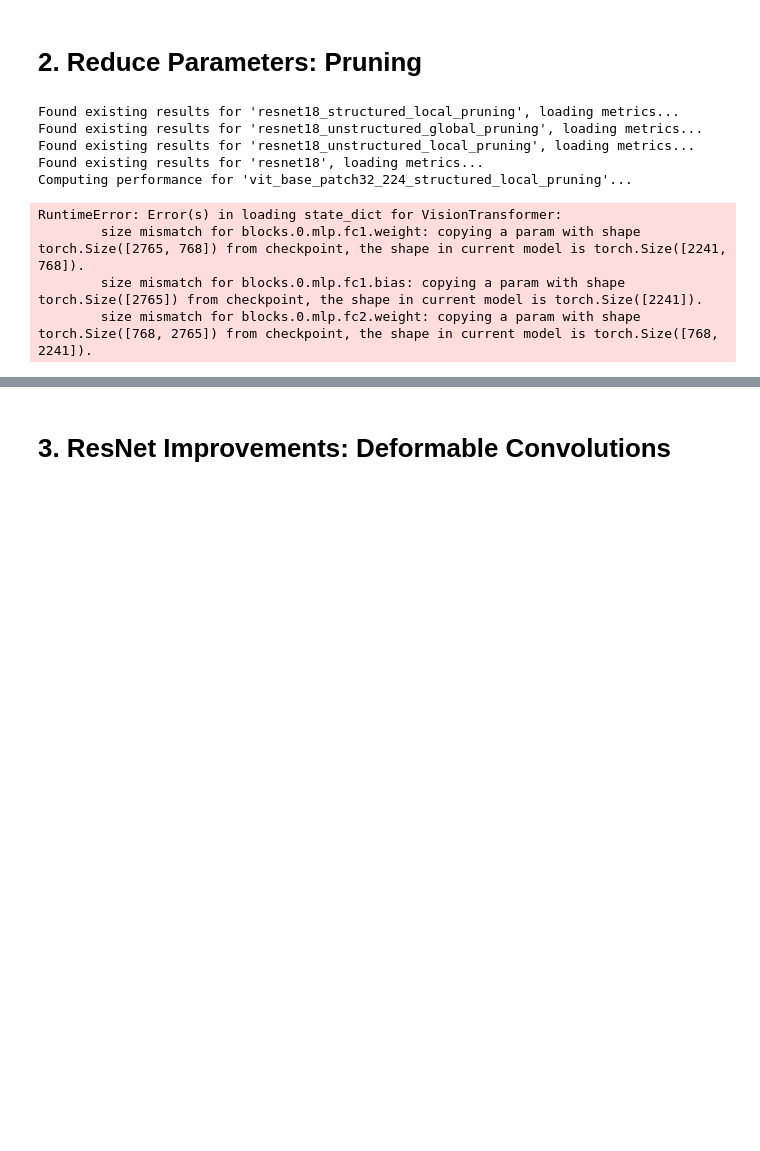
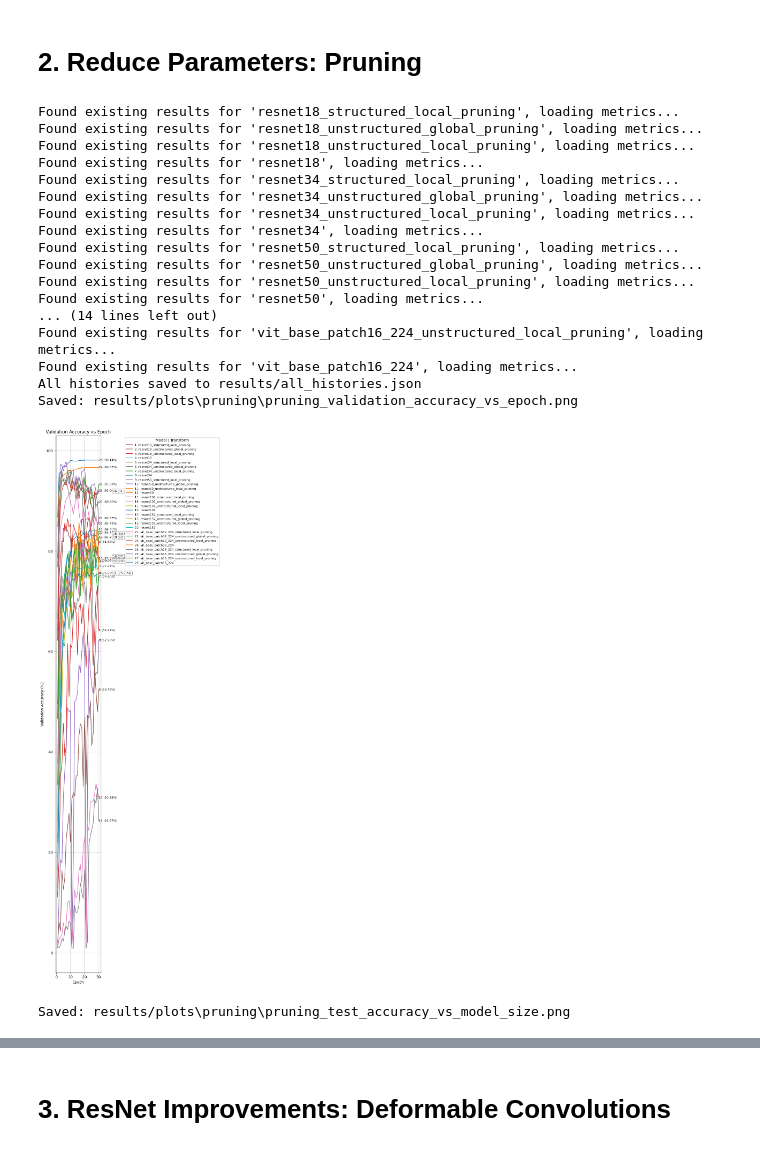
Before and after one commit to KyeYongChoo/SC4001-Deep-Learning, a Jupyter notebook: person_b_model_architecture/model_architecture.ipynb, the cells around one changed output, grey strips where cells are left out. Cells and saved outputs as stored; diff of their text form; code cells hidden in the pictures; blank space fills up the shorter version.

Commit message:
pruning edits and run code

```diff
--- a/person_b_model_architecture/model_architecture.ipynb
+++ b/person_b_model_architecture/model_architecture.ipynb
@@ -446,12 +445,13 @@ def get_or_compute_model_results(
 				- Mode.FULL_OVERWRITE: long epochs, overwrite results.
 				- Mode.FULL_SKIP: long epochs, skip existing results.
 				- Mode.DEBUG_SKIP: short epochs, skip existing results.
+				- Mode.LOAD_ONLY: skip all training, load existing only
 
-		model_names (Optional[list[str]]):
+		model_names (list[str] | None):
 			List of model names to evaluate. If None, defaults are chosen
 			based on the mode (debug vs full).
 
-		model_transforms (Sequence[Optional[Callable[[nn.Module], nn.Module]]]):
+		model_transforms (Sequence[ModelTransform | None]):
 			Functions applied to modify the model (e.g., pruning, deformable conv).
 			Each transform must take an `nn.Module` and return an `nn.Module`.
 			The untransformed model (None) is always included automatically.
@@ -602,7 +602,7 @@ def plot_model_histories(histories: dict, plot_save_name: str = "", save_dir: st
 	annotation_positions = []  # (idx, name, original_y, annotation_y, val_acc_list, is_offset)
 	annotation_used_y = []
 
-	for i, name, original_y, adjusted_y, val_acc_list, is_offset in label_positions:
+	for i, name, original_y, _adjusted_y, val_acc_list, is_offset in label_positions:
 		if is_offset:
 			# Find a non-colliding y-position for the annotation
 			annotation_y = original_y
@@ -648,8 +648,8 @@ def plot_model_histories(histories: dict, plot_save_name: str = "", save_dir: st
 	# Sort legend by label number
 	handles, labels = ax.get_legend_handles_labels()
 	# Extract number from labels like "1. model_name"
-	sorted_pairs = sorted(zip(handles, labels), key=lambda x: int(x[1].split('.')[0]))
-	sorted_handles, sorted_labels = zip(*sorted_pairs)
+	sorted_pairs = sorted(zip(handles, labels, strict=True), key=lambda x: int(x[1].split('.')[0]))
+	sorted_handles, sorted_labels = zip(*sorted_pairs, strict=True)
 
 	ax.legend(
 		sorted_handles,
@@ -770,8 +770,8 @@ def plot_model_histories(histories: dict, plot_save_name: str = "", save_dir: st
 	# Sort legend by label number
 	handles, labels = ax.get_legend_handles_labels()
 	# Extract number from labels like "1. model_name"
-	sorted_pairs = sorted(zip(handles, labels), key=lambda x: int(x[1].split('.')[0]))
-	sorted_handles, sorted_labels = zip(*sorted_pairs)
+	sorted_pairs = sorted(zip(handles, labels, strict=True), key=lambda x: int(x[1].split('.')[0]))
+	sorted_handles, sorted_labels = zip(*sorted_pairs, strict=True)
 
 	ax.legend(
 		sorted_handles,
@@ -854,10 +854,10 @@ class PruningUtils:
 		new_conv = nn.Conv2d(
 			in_channels=conv.in_channels if dim == 0 else len(keep_idx),
 			out_channels=len(keep_idx) if dim == 0 else conv.out_channels,
-			kernel_size=conv.kernel_size,
-			stride=conv.stride,
-			padding=conv.padding,
-			dilation=conv.dilation,
+			kernel_size=conv.kernel_size, # type: ignore
+			stride=conv.stride, # type: ignore
+			padding=conv.padding, # type: ignore
+			dilation=conv.dilation, # type: ignore
 			bias=conv.bias is not None,
 			groups=conv.groups,
 		)
@@ -901,16 +901,16 @@ class PruningUtils:
 
 	@staticmethod
 	def rebuild_batchnorm(bn_old: nn.BatchNorm2d, new_num_features: int, keep_idx=None):
-		"""Recreate a BatchNorm2d with correct num_features and optionally copy surviving stats."""
+		"""Recreate a BatchNorm2d with correct num_features and copy surviving stats."""
 		bn_new = nn.BatchNorm2d(new_num_features)
 
 		if keep_idx is not None:
 			with torch.no_grad():
 				# Copy running stats if available
 				if bn_old.running_mean is not None:
-					bn_new.running_mean[:len(keep_idx)] = bn_old.running_mean[keep_idx].clone()
+					bn_new.running_mean[:len(keep_idx)] = bn_old.running_mean[keep_idx].clone() # type: ignore
 				if bn_old.running_var is not None:
-					bn_new.running_var[:len(keep_idx)] = bn_old.running_var[keep_idx].clone()
+					bn_new.running_var[:len(keep_idx)] = bn_old.running_var[keep_idx].clone() # type: ignore
 				# Copy affine weights/bias if they exist
 				if bn_old.affine:
 					bn_new.weight.data[:len(keep_idx)] = bn_old.weight[keep_idx].clone()
@@ -1032,6 +1032,9 @@ class PruneTransform(ModelTransform):
 		self.lr_restart_scaling = lr_restart_scaling
 		self.needs_finalise = True
 		self.iterative = True
+		# after pruning, want to only load model states that can fit in the current model.
+		if structured:
+			self.purge_prev_model_state = True
 
 	def __call__(self, model: nn.Module):
 		for p in model.parameters(): p.requires_grad_(False)
@@ -1062,7 +1065,7 @@ class PruneTransform(ModelTransform):
 				# getattr(model, "blocks", []) returns nn.Sequential which is iterable
 				for blk in getattr(model, "blocks", []):
 					if hasattr(blk, "mlp"):
-						for name, sub in blk.mlp.named_modules():
+						for _name, sub in blk.mlp.named_modules():
 							if isinstance(sub, nn.Linear):
 								sub.requires_grad_(True)
 								params_to_prune.append((sub, "weight"))
@@ -1093,7 +1096,7 @@ class PruneTransform(ModelTransform):
 			elif isinstance(model, VisionTransformer):
 				for blk in getattr(model, "blocks", []):
 					if hasattr(blk, "mlp"):
-						for name, sub in blk.mlp.named_modules():
+						for _name, sub in blk.mlp.named_modules():
 							if isinstance(sub, nn.Linear):
 								params_to_prune.append((sub, "weight"))
 
@@ -1142,22 +1113,30 @@ done_unstructured_local_pruning = ["resnet18",]
 # %%
 structured_local_pruning = PruneTransform(name="structured_local_pruning", structured=True, global_prune=False)
 unstructured_global_pruning = PruneTransform(name="unstructured_global_pruning", structured=False, global_prune=True)
 unstructured_local_pruning =PruneTransform(name="unstructured_local_pruning", structured=False, global_prune=False)
 
 histories = get_or_compute_model_results(
 	mode=Mode.FULL_SKIP,
 	model_transforms=[structured_local_pruning, unstructured_global_pruning, unstructured_local_pruning],
-    model_names = ["resnet18","vit_base_patch32_224","vit_base_patch16_224"],
-    verbose = True
 )
 plot_model_histories(histories, "pruning")
 # %% [output]
 Found existing results for 'resnet18_structured_local_pruning', loading metrics...
 Found existing results for 'resnet18_unstructured_global_pruning', loading metrics...
 Found existing results for 'resnet18_unstructured_local_pruning', loading metrics...
 Found existing results for 'resnet18', loading metrics...
-Computing performance for 'vit_base_patch32_224_structured_local_pruning'...
+Found existing results for 'resnet34_structured_local_pruning', loading metrics...
+Found existing results for 'resnet34_unstructured_global_pruning', loading metrics...
+Found existing results for 'resnet34_unstructured_local_pruning', loading metrics...
+Found existing results for 'resnet34', loading metrics...
+Found existing results for 'resnet50_structured_local_pruning', loading metrics...
+Found existing results for 'resnet50_unstructured_global_pruning', loading metrics...
+Found existing results for 'resnet50_unstructured_local_pruning', loading metrics...
+Found existing results for 'resnet50', loading metrics...
+... (14 lines left out)
+Found existing results for 'vit_base_patch16_224_unstructured_local_pruning', loading metrics...
+Found existing results for 'vit_base_patch16_224', loading metrics...
+All histories saved to results/all_histories.json
+Saved: results/plots\pruning\pruning_validation_accuracy_vs_epoch.png
+[figure, added]
-RuntimeError: Error(s) in loading state_dict for VisionTransformer:
-        size mismatch for blocks.0.mlp.fc1.weight: copying a param with shape torch.Size([2765, 768]) from checkpoint, the shape in current model is torch.Size([2241, 768]).
-        size mismatch for blocks.0.mlp.fc1.bias: copying a param with shape torch.Size([2765]) from checkpoint, the shape in current model is torch.Size([2241]).
-        size mismatch for blocks.0.mlp.fc2.weight: copying a param with shape torch.Size([768, 2765]) from checkpoint, the shape in current model is torch.Size([768, 2241]).
+Saved: results/plots\pruning\pruning_test_accuracy_vs_model_size.png
```
Also changed, not shown: parts of 13 cells of this notebook, 44 other files.
